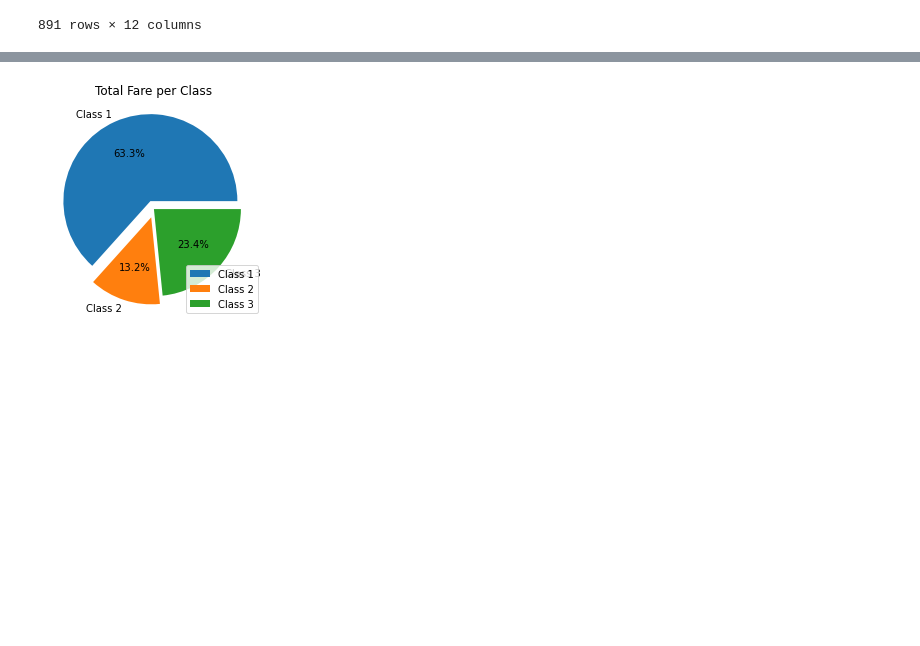
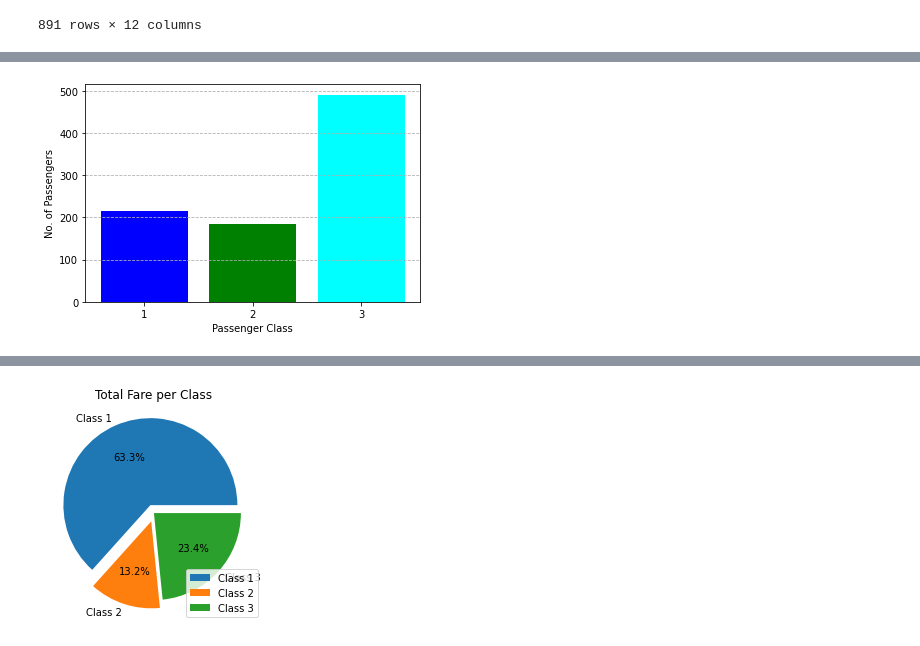
Before and after one commit to zart2016/titanic_dataset, a Jupyter notebook: Titanic.ipynb, the cells around one changed output, grey strips where cells are left out. Drawn from its saved outputs; the diff is of its cells as text; code cells hidden in the pictures; blank space fills up the shorter version.

Commit message:
Added Charts revisions

```diff
--- a/Titanic.ipynb
+++ b/Titanic.ipynb
@@ -162,0 +152,16 @@ plt.show()
+# %%
+#Bar plot to display number of passenger on each class
+pass_no = data.groupby('Pclass')['PassengerId'].count()
+
+x = sorted(data['Pclass'].unique())  # Get unique passenger class values
+y = data.groupby('Pclass')['PassengerId'].count()  # Count passengers for each class
+
+#pass_no.plot(kind="bar")
+plt.bar(x,y,color=('Blue','Green','Cyan'))
+plt.xlabel('Passenger Class', rotation=0)
+plt.ylabel('No. of Passengers')
+plt.grid(axis='y',linestyle='--')
+plt.xticks(x,rotation=0)  # Use data values as tick labels
+plt.show()
+# %% [output]
+[figure, added]
```
Also changed, not shown: parts of 11 cells of this notebook.
